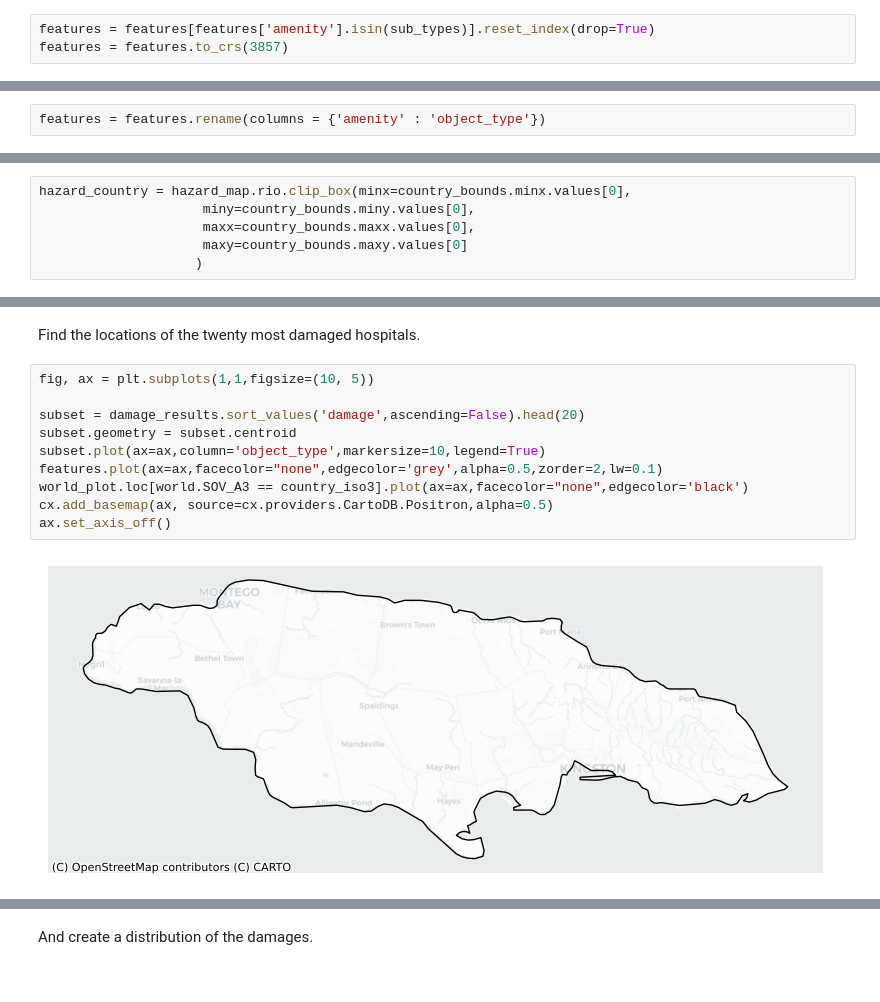
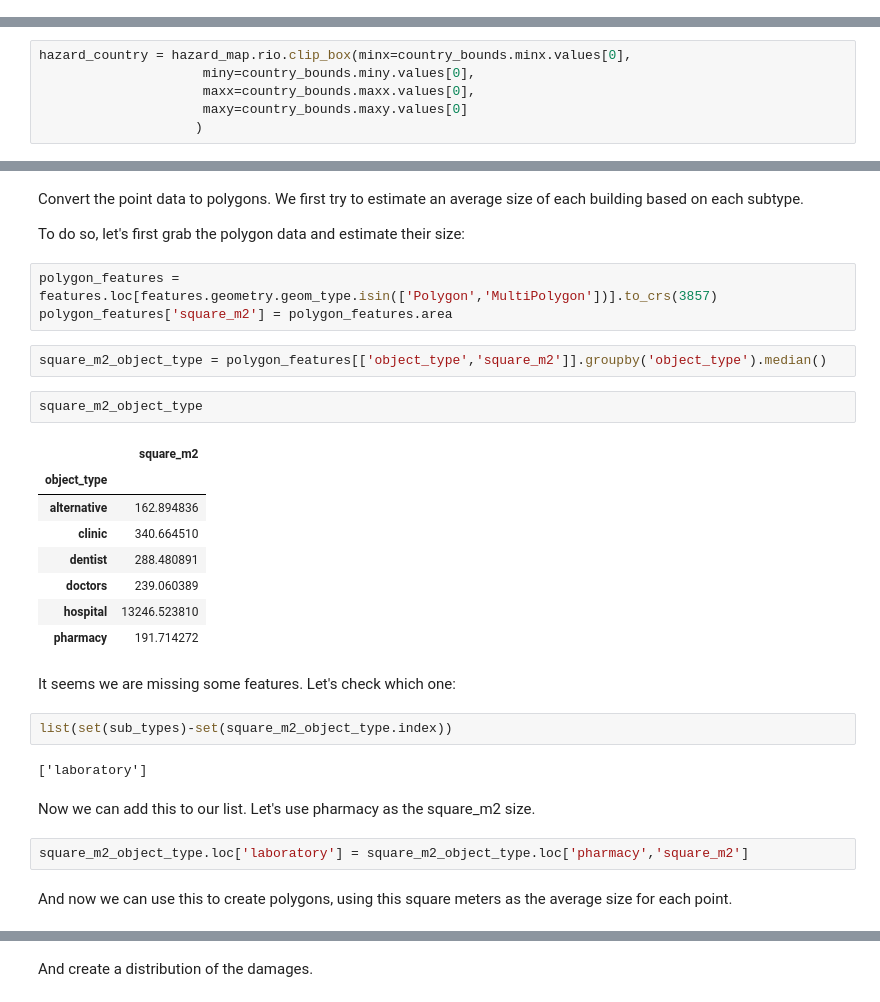
Before and after one commit to VU-IVM/GlobalInfraRisk, a Jupyter notebook: _sources/ci/healthcare.ipynb, the cells around one changed output, grey strips where cells are left out. Drawn from its saved outputs; the diff is of its cells as text.

```diff
--- a/_sources/ci/healthcare.ipynb
+++ b/_sources/ci/healthcare.ipynb
@@ -95,3 +97,0 @@ sub_types = ['clinic', 'hospital', 'pharmacy', 'doctors']
-# %%
-features = features[features['amenity'].isin(sub_types)].reset_index(drop=True)
-features = features.to_crs(3857)
@@ -166,5 +201,3 @@ Change the column name of the object data, to ensure we can use the same functio
-# %%
-features = features.rename(columns = {'amenity' : 'object_type'})
 # %% [markdown]
 Clip the hazard data to the country of interest.
 # %%
@@ -338,14 +212,32 @@ damage_results = features_overlaid.loc[features_overlaid.damage > 0]
-# %% [markdown]
-Find the locations of the twenty most damaged hospitals.
-# %%
-fig, ax = plt.subplots(1,1,figsize=(10, 5))
-
-subset = damage_results.sort_values('damage',ascending=False).head(20)
-subset.geometry = subset.centroid
-subset.plot(ax=ax,column='object_type',markersize=10,legend=True)
-features.plot(ax=ax,facecolor="none",edgecolor='grey',alpha=0.5,zorder=2,lw=0.1)
-world_plot.loc[world.SOV_A3 == country_iso3].plot(ax=ax,facecolor="none",edgecolor='black')
-cx.add_basemap(ax, source=cx.providers.CartoDB.Positron,alpha=0.5)
-ax.set_axis_off()
-# %% [output]
-[figure, removed]
+# %% [markdown]
+Convert the point data to polygons. We first try to estimate an average size of each building based on each subtype.
+
+To do so, let's first grab the polygon data and estimate their size:
+# %%
+polygon_features = features.loc[features.geometry.geom_type.isin(['Polygon','MultiPolygon'])].to_crs(3857)
+polygon_features['square_m2'] = polygon_features.area
+# %%
+square_m2_object_type = polygon_features[['object_type','square_m2']].groupby('object_type').median()
+# %%
+square_m2_object_type
+# %% [output]
+|  | square_m2 |
+| object_type |  |
+| alternative | 162.894836 |
+| clinic | 340.664510 |
+| dentist | 288.480891 |
+| doctors | 239.060389 |
+| hospital | 13246.523810 |
+| pharmacy | 191.714272 |
+# %% [markdown]
+It seems we are missing some features. Let's check which one:
+# %%
+list(set(sub_types)-set(square_m2_object_type.index))
+# %% [output]
+['laboratory']
+# %% [markdown]
+Now we can add this to our list. Let's use pharmacy as the square_m2 size.
+# %%
+square_m2_object_type.loc['laboratory'] = square_m2_object_type.loc['pharmacy','square_m2']
+# %% [markdown]
+And now we can use this to create polygons, using this square meters as the average size for each point.
```
Also changed, not shown: parts of 51 cells of this notebook, 49 other files.
